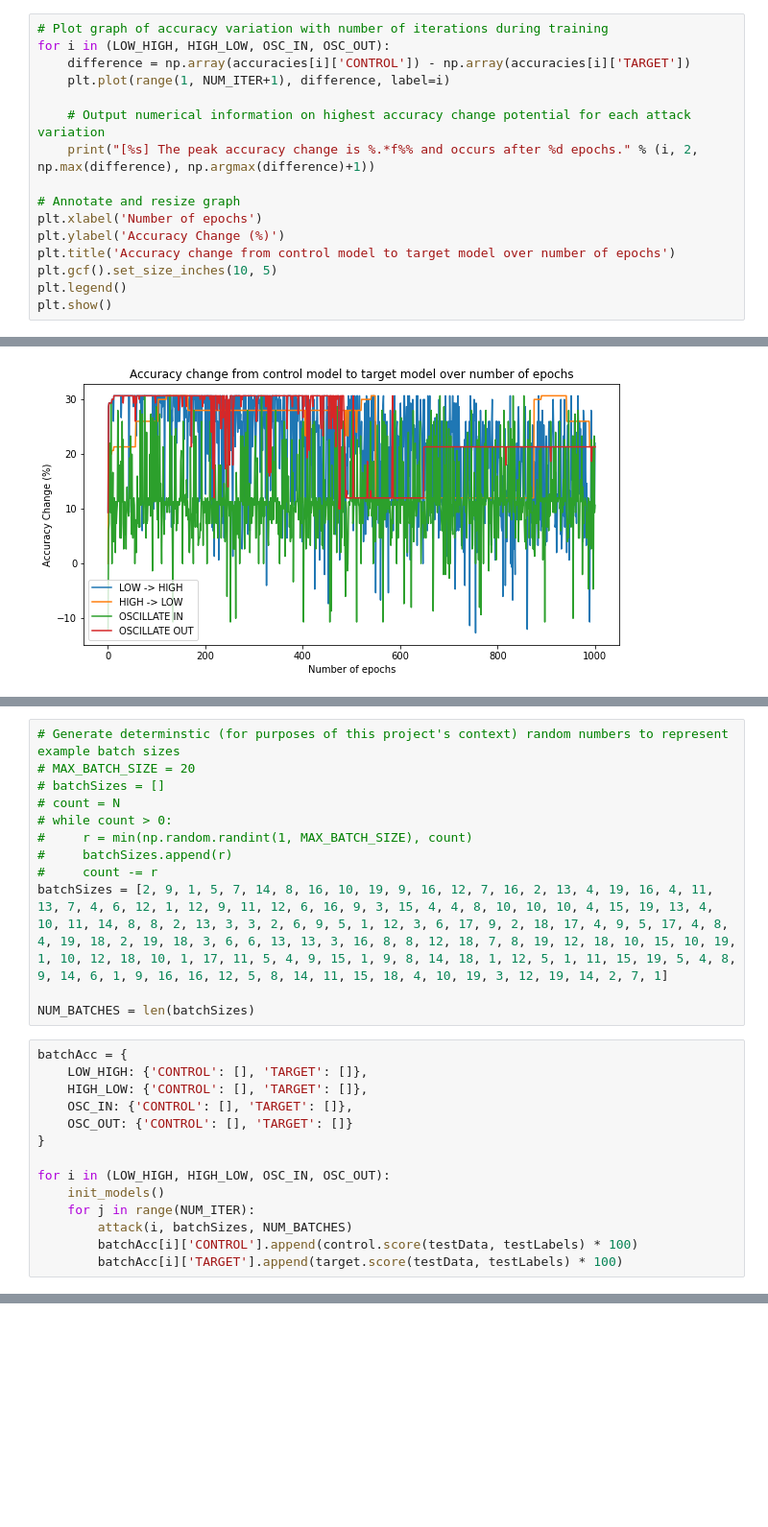
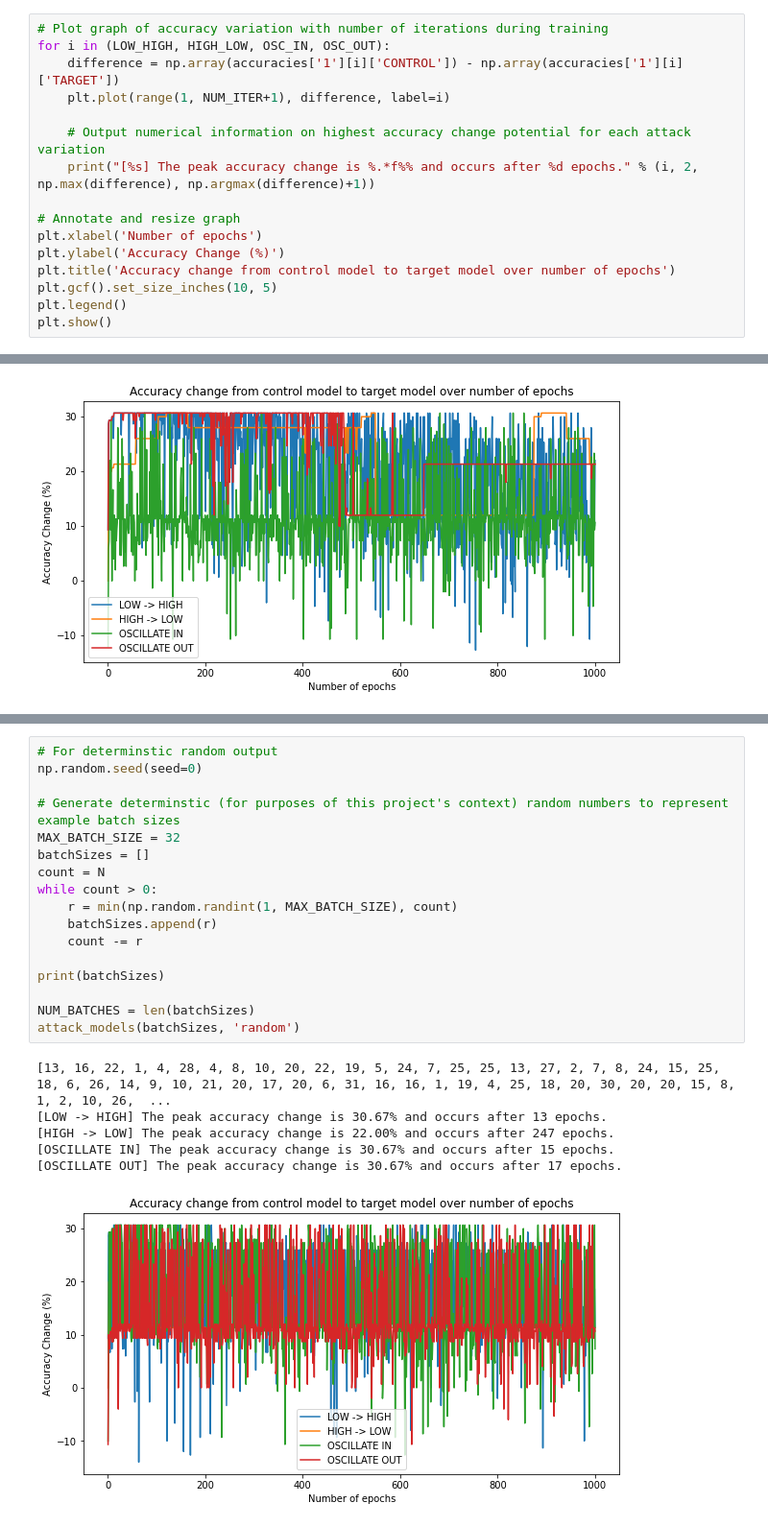
Before and after one commit to Shahiriyo/CS310-DataPoisoning-Project, a Jupyter notebook: DataOrderingSGD.ipynb, the cells around one changed output, grey strips where cells are left out. Shown at 96% size. Drawn from its saved outputs; the diff is of its cells as text; blank space fills up the shorter version.

Commit message:
Investigated 'sized oscillation' attacks.

```diff
--- a/DataOrderingSGD.ipynb
+++ b/DataOrderingSGD.ipynb
@@ -333,7 +370,7 @@ for i in (LOW_HIGH, HIGH_LOW, OSC_IN, OSC_OUT):
 # %%
 # Plot graph of accuracy variation with number of iterations during training
 for i in (LOW_HIGH, HIGH_LOW, OSC_IN, OSC_OUT):
-    difference = np.array(accuracies[i]['CONTROL']) - np.array(accuracies[i]['TARGET'])
+    difference = np.array(accuracies['1'][i]['CONTROL']) - np.array(accuracies['1'][i]['TARGET'])
     plt.plot(range(1, NUM_ITER+1), difference, label=i)
 
     # Output numerical information on highest accuracy change potential for each attack variation
@@ -359,26 +391,0 @@
-# %%
-# Generate determinstic (for purposes of this project's context) random numbers to represent example batch sizes
-# MAX_BATCH_SIZE = 20
-# batchSizes = []
-# count = N
-# while count > 0:
-#     r = min(np.random.randint(1, MAX_BATCH_SIZE), count)
-#     batchSizes.append(r)
-#     count -= r
-batchSizes = [2, 9, 1, 5, 7, 14, 8, 16, 10, 19, 9, 16, 12, 7, 16, 2, 13, 4, 19, 16, 4, 11, 13, 7, 4, 6, 12, 1, 12, 9, 11, 12, 6, 16, 9, 3, 15, 4, 4, 8, 10, 10, 10, 4, 15, 19, 13, 4, 10, 11, 14, 8, 8, 2, 13, 3, 3, 2, 6, 9, 5, 1, 12, 3, 6, 17, 9, 2, 18, 17, 4, 9, 5, 17, 4, 8, 4, 19, 18, 2, 19, 18, 3, 6, 6, 13, 13, 3, 16, 8, 8, 12, 18, 7, 8, 19, 12, 18, 10, 15, 10, 19, 1, 10, 12, 18, 10, 1, 17, 11, 5, 4, 9, 15, 1, 9, 8, 14, 18, 1, 12, 5, 1, 11, 15, 19, 5, 4, 8, 9, 14, 6, 1, 9, 16, 16, 12, 5, 8, 14, 11, 15, 18, 4, 10, 19, 3, 12, 19, 14, 2, 7, 1]
-
-NUM_BATCHES = len(batchSizes)
-# %%
-batchAcc = {
-    LOW_HIGH: {'CONTROL': [], 'TARGET': []},
-    HIGH_LOW: {'CONTROL': [], 'TARGET': []},
-    OSC_IN: {'CONTROL': [], 'TARGET': []},
-    OSC_OUT: {'CONTROL': [], 'TARGET': []}
-}
-
-for i in (LOW_HIGH, HIGH_LOW, OSC_IN, OSC_OUT):
-    init_models()
-    for j in range(NUM_ITER):
-        attack(i, batchSizes, NUM_BATCHES)
-        batchAcc[i]['CONTROL'].append(control.score(testData, testLabels) * 100)
-        batchAcc[i]['TARGET'].append(target.score(testData, testLabels) * 100)
@@ -406,0 +443,24 @@ plt.show()
+# %%
+# For determinstic random output
+np.random.seed(seed=0)
+
+# Generate determinstic (for purposes of this project's context) random numbers to represent example batch sizes
+MAX_BATCH_SIZE = 32
+batchSizes = []
+count = N
+while count > 0:
+    r = min(np.random.randint(1, MAX_BATCH_SIZE), count)
+    batchSizes.append(r)
+    count -= r
+
+print(batchSizes)
+
+NUM_BATCHES = len(batchSizes)
+attack_models(batchSizes, 'random')
+# %% [output]
+[13, 16, 22, 1, 4, 28, 4, 8, 10, 20, 22, 19, 5, 24, 7, 25, 25, 13, 27, 2, 7, 8, 24, 15, 25, 18, 6, 26, 14, 9, 10, 21, 20, 17, 20, 6, 31, 16, 16, 1, 19, 4, 25, 18, 20, 30, 20, 20, 15, 8, 1, 2, 10, 26,  ...
+[LOW -> HIGH] The peak accuracy change is 30.67% and occurs after 13 epochs.
+[HIGH -> LOW] The peak accuracy change is 22.00% and occurs after 247 epochs.
+[OSCILLATE IN] The peak accuracy change is 30.67% and occurs after 15 epochs.
+[OSCILLATE OUT] The peak accuracy change is 30.67% and occurs after 17 epochs.
+[figure, added]
```
Also changed, not shown: parts of 29 cells of this notebook.
